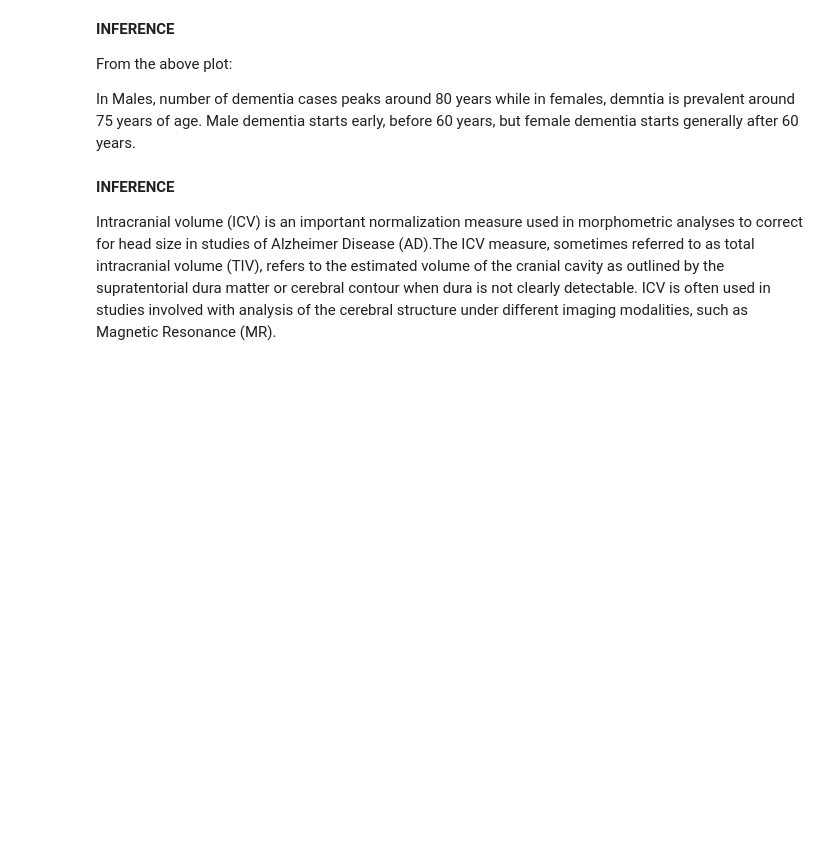
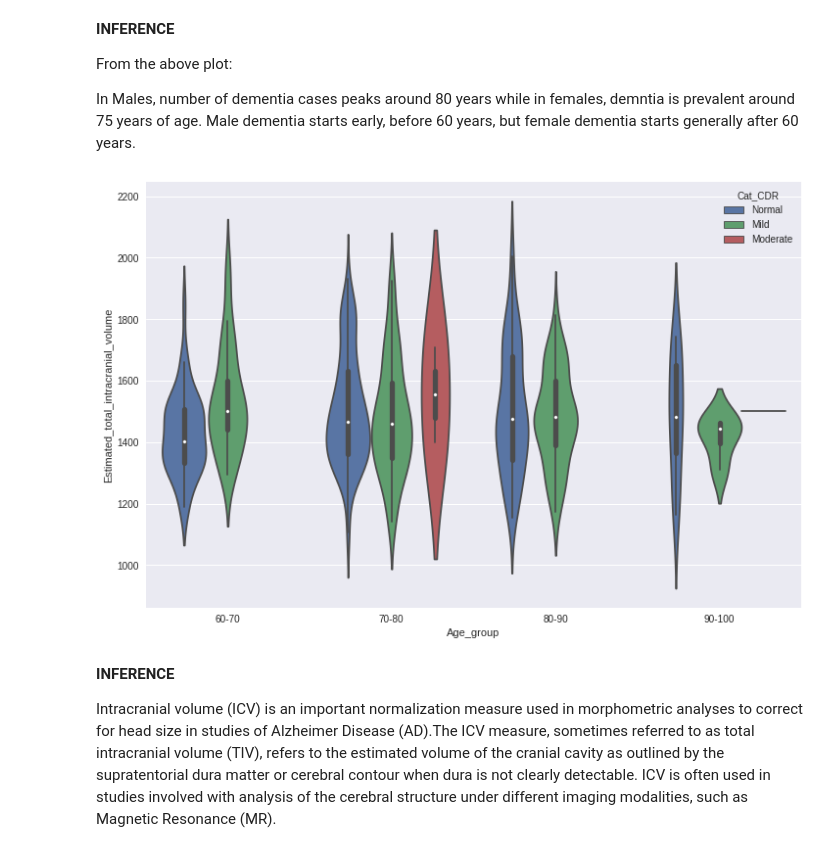
Before and after one commit to Tiamiyu1/HDSC-Premiere-Project-Team_PCA-, a Jupyter notebook: Model Building/Final_Model.ipynb, the cells around one changed output. Cells and saved outputs as stored; diff of their text form; code cells hidden in the pictures; blank space fills up the shorter version.

```diff
--- a/Model Building/Final_Model.ipynb
+++ b/Model Building/Final_Model.ipynb
@@ -517,8 +520,10 @@ From the above plot:
 In Males, number of dementia cases peaks around 80 years while in females, demntia is prevalent around 75 years of age. Male dementia starts early, before 60 years, but female dementia starts generally after 60 years.
 # %%
 plt.figure(figsize=(12, 8))
-ax = sns.violinplot(x="Age_group", y="Estimated_total_intracranial_volume",hue="Cat_CDR", df=df)
+ax = sns.violinplot(x="Age_group", y="Estimated_total_intracranial_volume",hue="Cat_CDR", data=df)
 plt.show()
+# %% [output]
+[figure, added]
 # %% [markdown]
 **INFERENCE**
 
```
Also changed, not shown: parts of 36 cells of this notebook.
